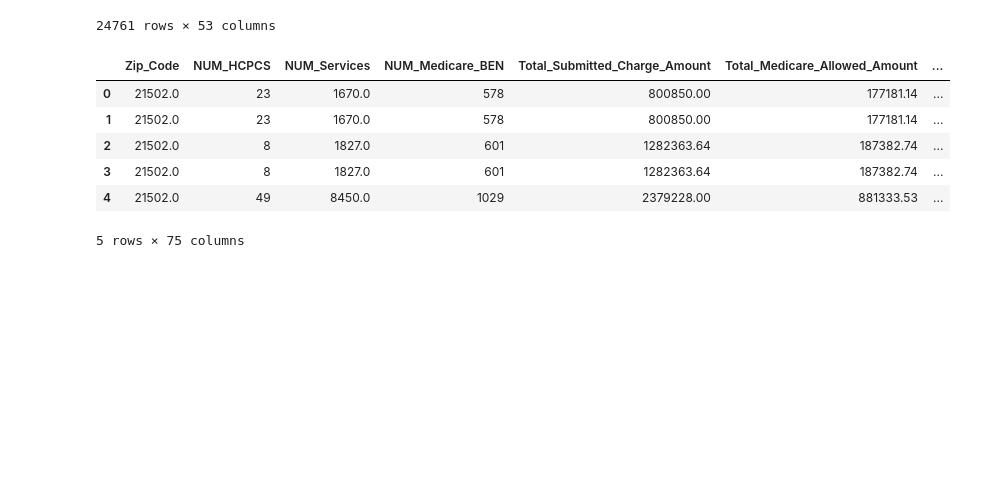
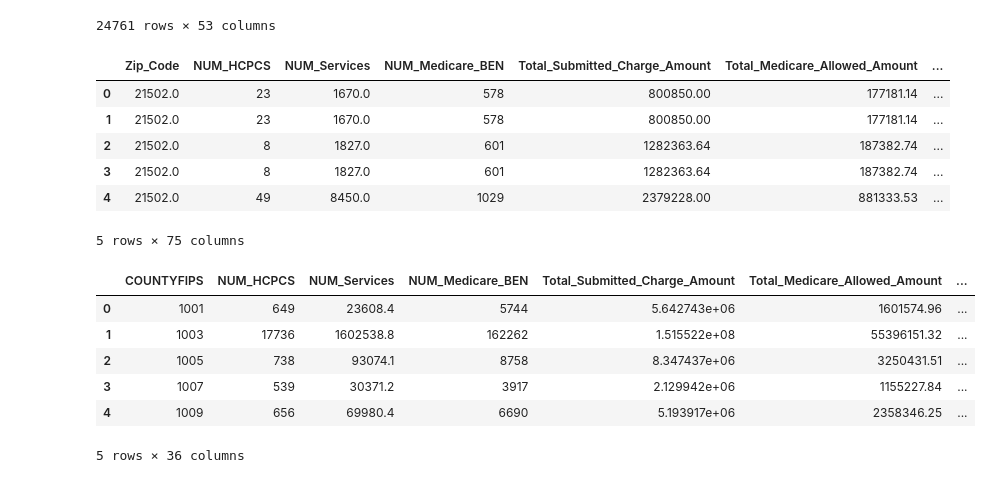
Before and after one commit to lamwilton/Daly-Tally, a Jupyter notebook: Neural.ipynb, the cells around one changed output. Saved outputs shown, nothing was run; the diff lists cells and outputs as text; code cells hidden in the pictures; blank space fills up the shorter version.

```diff
--- a/Neural.ipynb
+++ b/Neural.ipynb
@@ -142,3 +145,38 @@ merge_df.head()
 | 3 | 21502.0 | 8 | 1827.0 | 601 | 1282363.64 | 187382.74 | ... |
 | 4 | 21502.0 | 49 | 8450.0 | 1029 | 2379228.00 | 881333.53 | ... |
 5 rows × 75 columns
+# %%
+sum = merge_df.groupby(by='COUNTYFIPS').sum().reset_index()
+sum_columns = ['COUNTYFIPS', 'NUM_HCPCS', 'NUM_Services', 'NUM_Medicare_BEN',
+               'Total_Submitted_Charge_Amount', 'Total_Medicare_Allowed_Amount',
+               'Total_Medicare_Payment_Amount',
+               'Total_Medicare_Standardized_Payment_Amount',
+               'NUM_HCPCS_Associated_With_Drug_Services', 'NUM_Drug_Services',
+               'NUM_Medicare_BEN_With_Drug_Services',
+               'Total_Drug_Submitted_Charge_Amount',
+               'Total_Drug_Medicare_Allowed_Amount',
+               'Total_Drug_Medicare_Payment_Amount',
+               'Total_Drug_Medicare_Standardized_Payment_Amount',
+               'NUM_HCPCS_Associated_With_Medical_Services', 'NUM_Medical_Services',
+               'NUM_Medicare_BEN_With_Medical_Services',
+               'Total_Medical_Submitted_Charge_Amount',
+               'Total_Medical_Medicare_Allowed_Amount',
+               'Total_Medical_Medicare_Payment_Amount',
+               'Total_Medical_Medicare_Standardized_Payment_Amount','NUM_BEN_Age_Less_65', 'NUM_BEN_Age_65_to_74',
+               'NUM_BEN_Age_75_to_84', 'NUM_BEN_Age_Greater_84', 'NUM_Female_BEN',
+               'NUM_Male_BEN', 'NUM_Non-Hispanic_White_BEN',
+               'NUM_Black_or_African_American_BEN', 'NUM_Asian_Pacific_Islander_BEN',
+               'NUM_Hispanic_BEN', 'NUM_American_IndianAlaska_Native_BEN',
+               'NUM_BEN_With_Race_Not_Elsewhere_Classified',
+               'NUM_BEN_With_Medicare_Only_Entitlement',
+               'NUM_BEN_With_Medicare_Medicaid_Entitlement',]
+sum = sum[sum_columns]
+sum.head()
+# %% [output]
+|  | COUNTYFIPS | NUM_HCPCS | NUM_Services | NUM_Medicare_BEN | Total_Submitted_Charge_Amount | Total_Medicare_Allowed_Amount | ... |
+| 0 | 1001 | 649 | 23608.4 | 5744 | 5.642743e+06 | 1601574.96 | ... |
+| 1 | 1003 | 17736 | 1602538.8 | 162262 | 1.515522e+08 | 55396151.32 | ... |
+| 2 | 1005 | 738 | 93074.1 | 8758 | 8.347437e+06 | 3250431.51 | ... |
+| 3 | 1007 | 539 | 30371.2 | 3917 | 2.129942e+06 | 1155227.84 | ... |
+| 4 | 1009 | 656 | 69980.4 | 6690 | 5.193917e+06 | 2358346.25 | ... |
+5 rows × 36 columns
```
Also changed, not shown: parts of 10 cells of this notebook.
